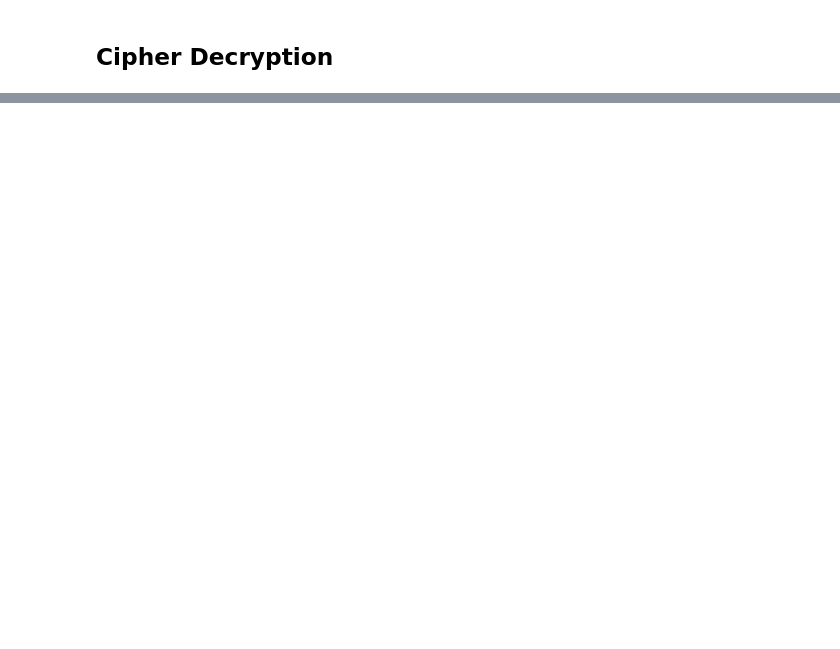
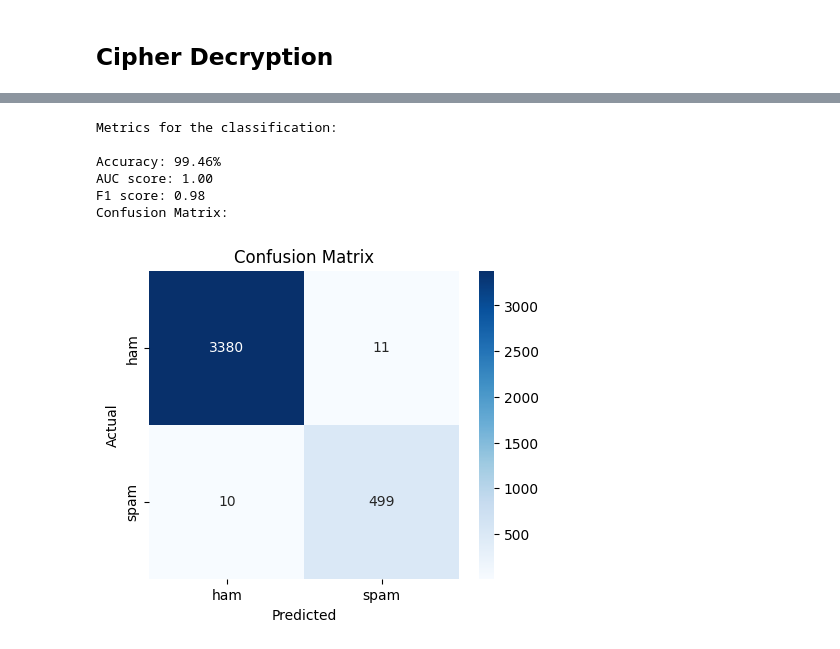
Before and after one commit to PedroFerreira03/NLP, a Jupyter notebook: course_notebook.ipynb, the cells around one changed output, grey strips where cells are left out. Drawn from its saved outputs; the diff is of its cells as text; code cells hidden in the pictures; blank space fills up the shorter version.

```diff
--- a/course_notebook.ipynb
+++ b/course_notebook.ipynb
@@ -1189,0 +1324,11 @@ least interested but whose biographies i was compelled to listen to
+# %%
+classifier.fit(X_train, y_train)
+classifier.get_metrics(X_train, y_train)
+# %% [output]
+Metrics for the classification:
+
+Accuracy: 99.46%
+AUC score: 1.00
+F1 score: 0.98
+Confusion Matrix:
+[figure, added]
```
Also changed, not shown: parts of 15 cells of this notebook.
